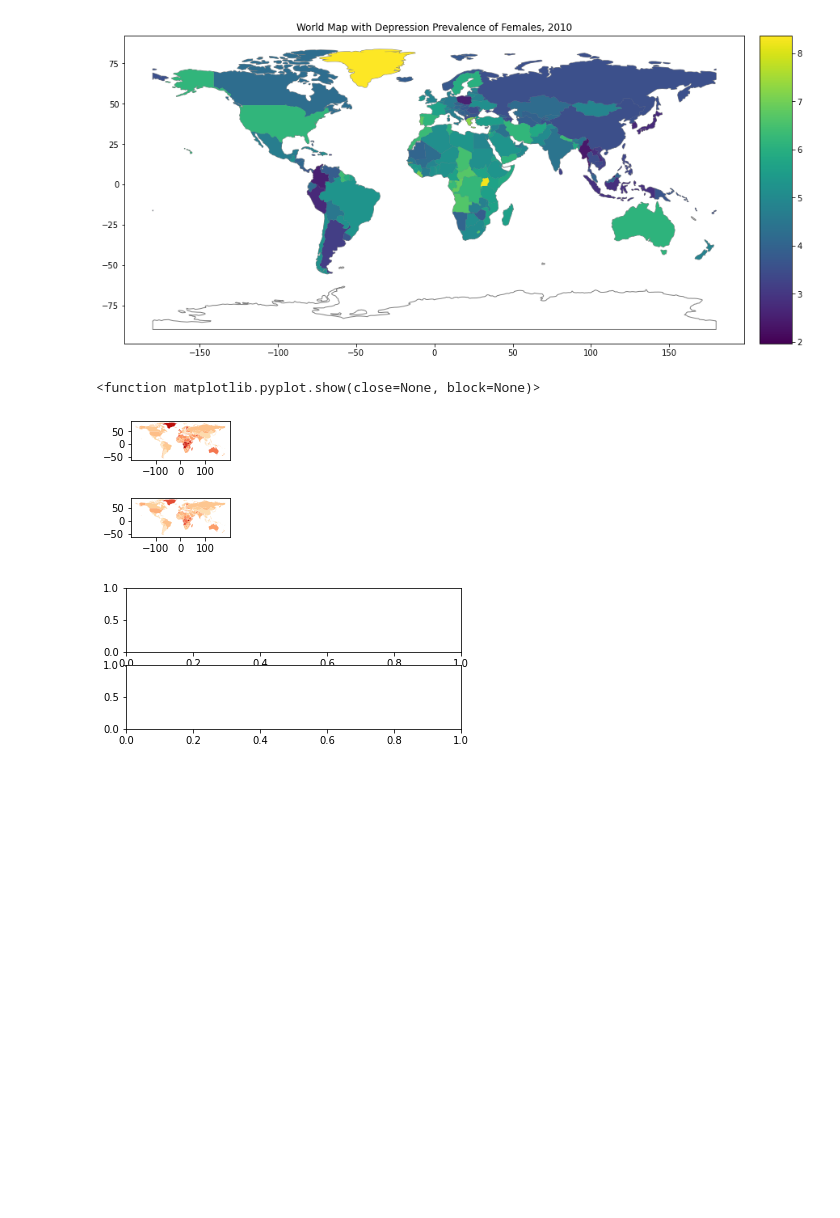
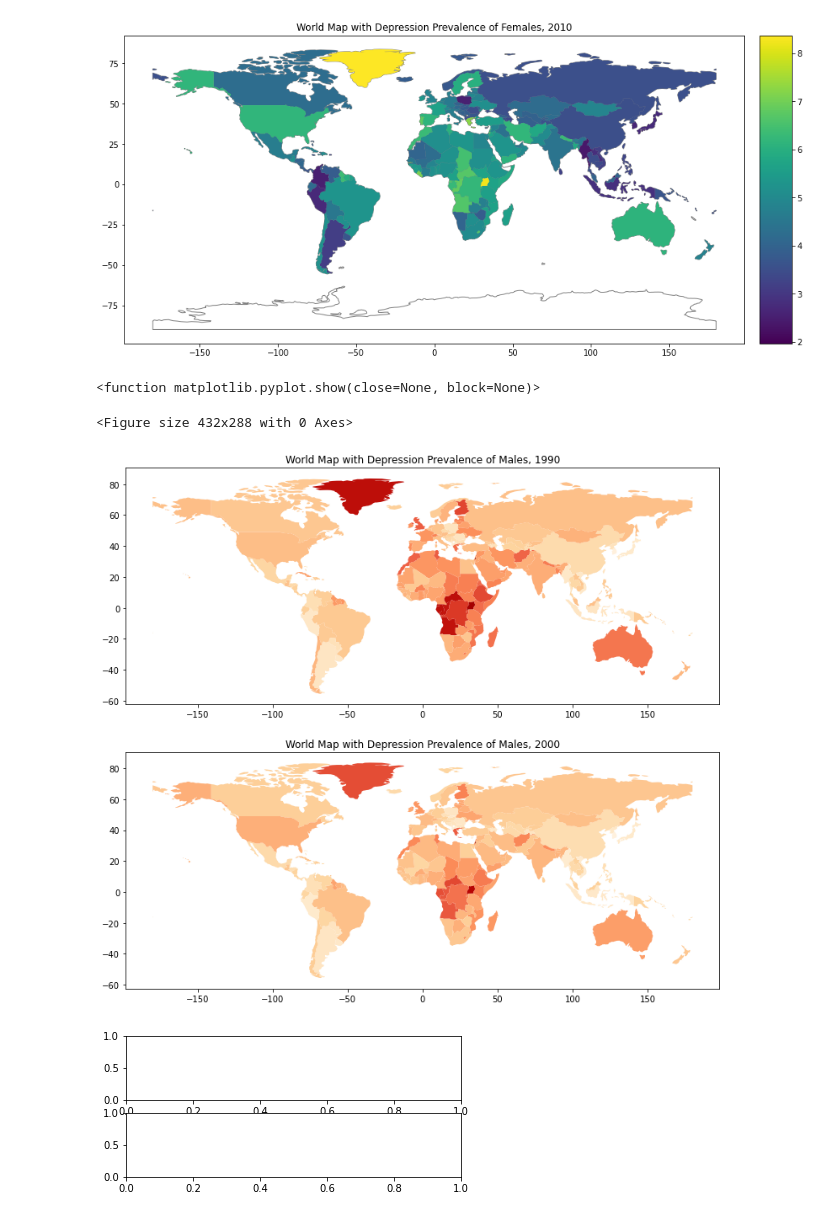
Before and after one commit to lostconnectionhere/mental_health, a Jupyter notebook: menth.ipynb, the cells around one changed output. Saved outputs shown, nothing was run; the diff lists cells and outputs as text; code cells hidden in the pictures; blank space fills up the shorter version.

Commit message:
two world maps with title

```diff
--- a/menth.ipynb
+++ b/menth.ipynb
@@ -336,29 +336,33 @@ plt.show()
 # %%
 prev_depression_1990 = mergedDF.loc[mergedDF['Year'] == 1990]
 prev_depression_2000 = mergedDF.loc[mergedDF['Year'] == 2000]
 
 gdf1990 = gpd.GeoDataFrame(prev_depression_1990)
 gdf2000 = gpd.GeoDataFrame(prev_depression_2000)
 
 plt.figure()
-ax1 = plt.subplot2grid((3,3), (0,0),figsize=(15, 10))
-ax2 = plt.subplot2grid((3,3), (1,0),figsize=(15, 10))
-from mpl_toolkits.axes_grid1 import make_axes_locatable
+fig = plt.figure(figsize=(80, 30))
+ax1 = plt.subplot2grid((5,3), (0,0))
+ax1.set_title("World Map with Depression Prevalence of Males, 1990")
+ax2 = plt.subplot2grid((5,3), (1,0))
+ax2.set_title("World Map with Depression Prevalence of Males, 2000")
+# from mpl_toolkits.axes_grid1 import make_axes_locatable
 
 # fig, ax = plt.subplots(1, 1, figsize=(15, 10))
-divider = make_axes_locatable(ax)
+# divider = make_axes_locatable(ax)
 # cax = divider.append_axes("right", size="5%", pad=0.1)
 
-world.plot(ax=ax, color='white', edgecolor='gray')
+# world.plot(ax=ax, color='white', edgecolor='gray')
 world_map_1990_male = gdf1990.plot(column='Prevalence_depr_male', ax=ax1, markersize=50, cmap='OrRd')
+
 world_map_2000_male = gdf2000.plot(column='Prevalence_depr_male', ax=ax2, markersize=50, cmap='OrRd')
 # world_map_1990_male.set_title("World Map with Depression Prevalence of Males, 1990")
 
-
 plt.show
 # %% [output]
 <function matplotlib.pyplot.show(close=None, block=None)>
+<Figure size 432x288 with 0 Axes>
-[figure, old version]
+[figure, new version]
 # %%
 import matplotlib.pyplot as plt
 
```
